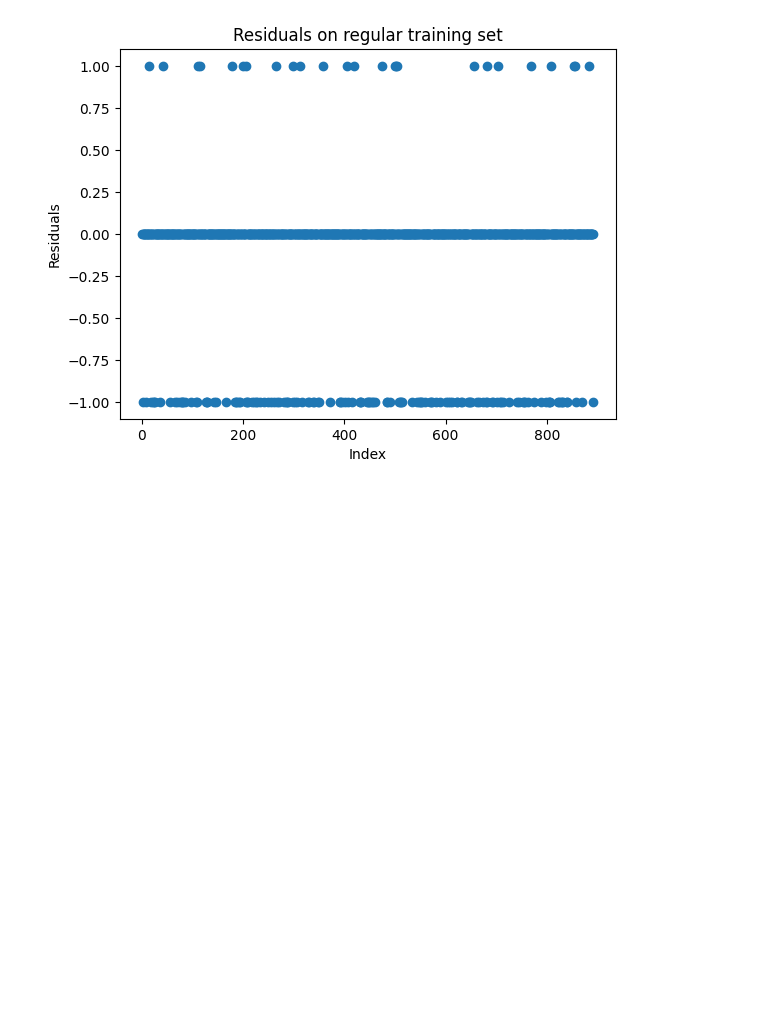
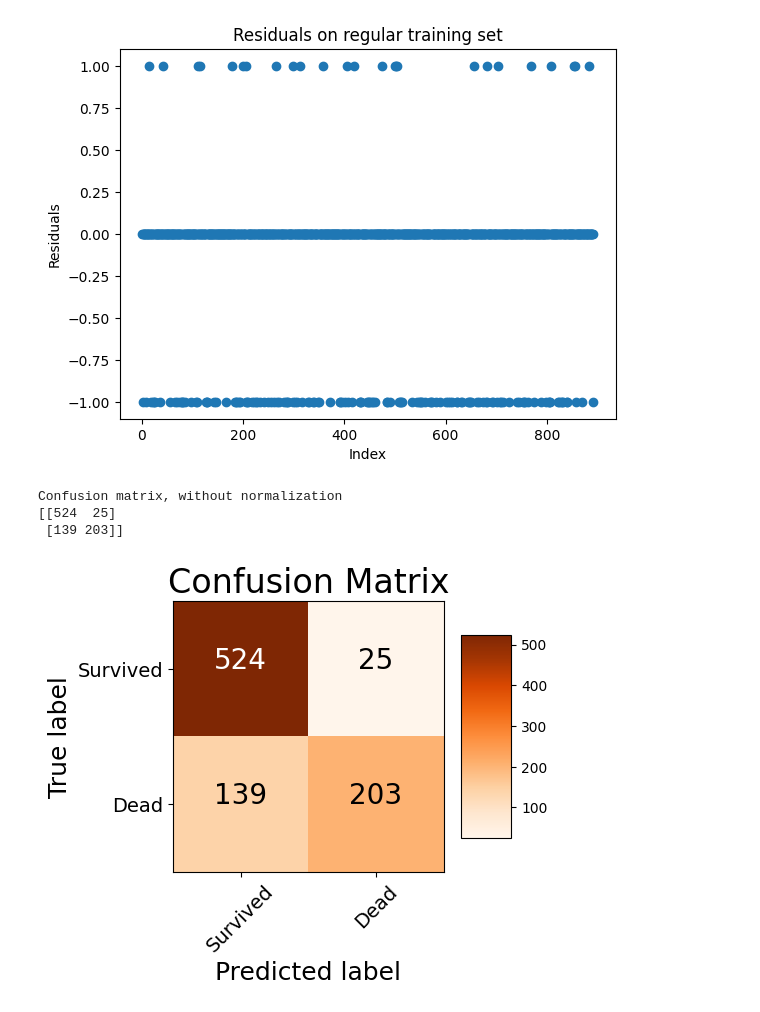
Before and after one commit to bedoo96/Machine-Learning, a Jupyter notebook: Hand_On_ML/Titanic_Algo.ipynb, the cells around one changed output. Drawn from its saved outputs; the diff is of its cells as text; code cells hidden in the pictures; blank space fills up the shorter version.

```diff
--- a/Hand_On_ML/Titanic_Algo.ipynb
+++ b/Hand_On_ML/Titanic_Algo.ipynb
@@ -244,3 +244,13 @@ print("Misclassification error: ", round(1 - metrics.accuracy_score(train['Survi
 best Threshold :  [0.63157895]
 Misclassification error:  18.41 %
 [figure]
+# %%
+# plot the confusion matrix with number of misclasssified
+cm = confusion_matrix(train['Survived'], pred)
+matrix_plotter = Matrix(cm, classes = ['Survived', 'Dead'], title= 'Confusion Matrix')
+matrix_plotter.plot_confusion_matrix()
+# %% [output]
+Confusion matrix, without normalization
+[[524  25]
+ [139 203]]
+[figure, added]
```
Also changed, not shown: parts of 6 cells of this notebook.
